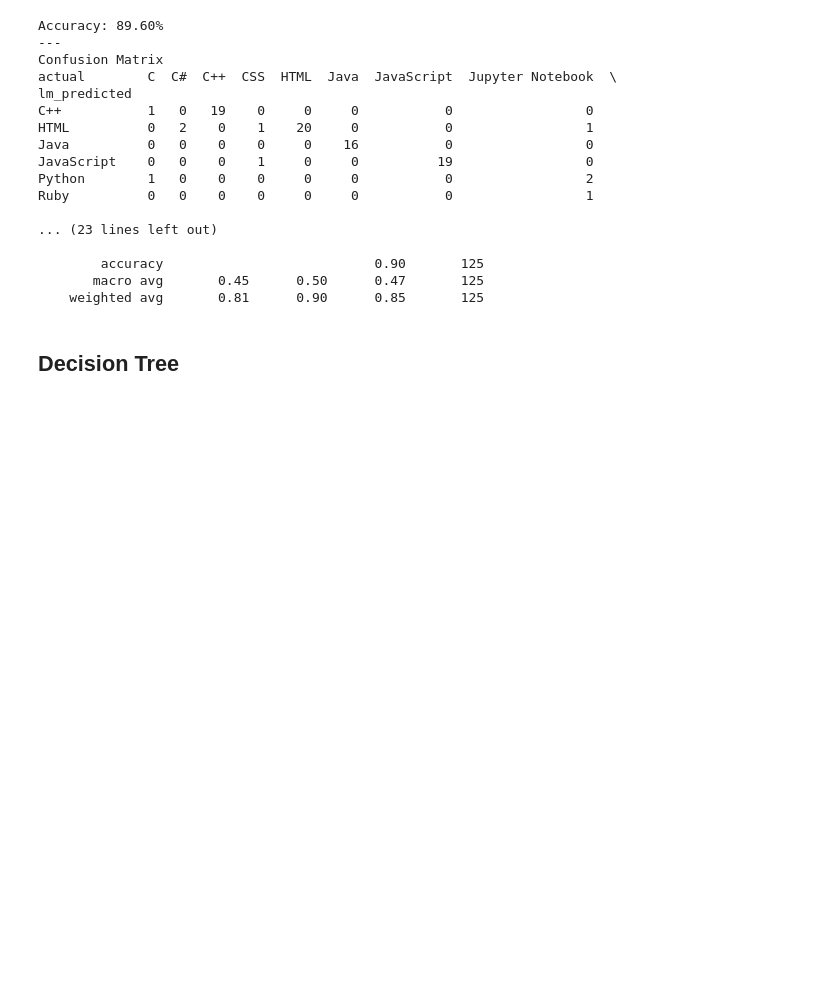
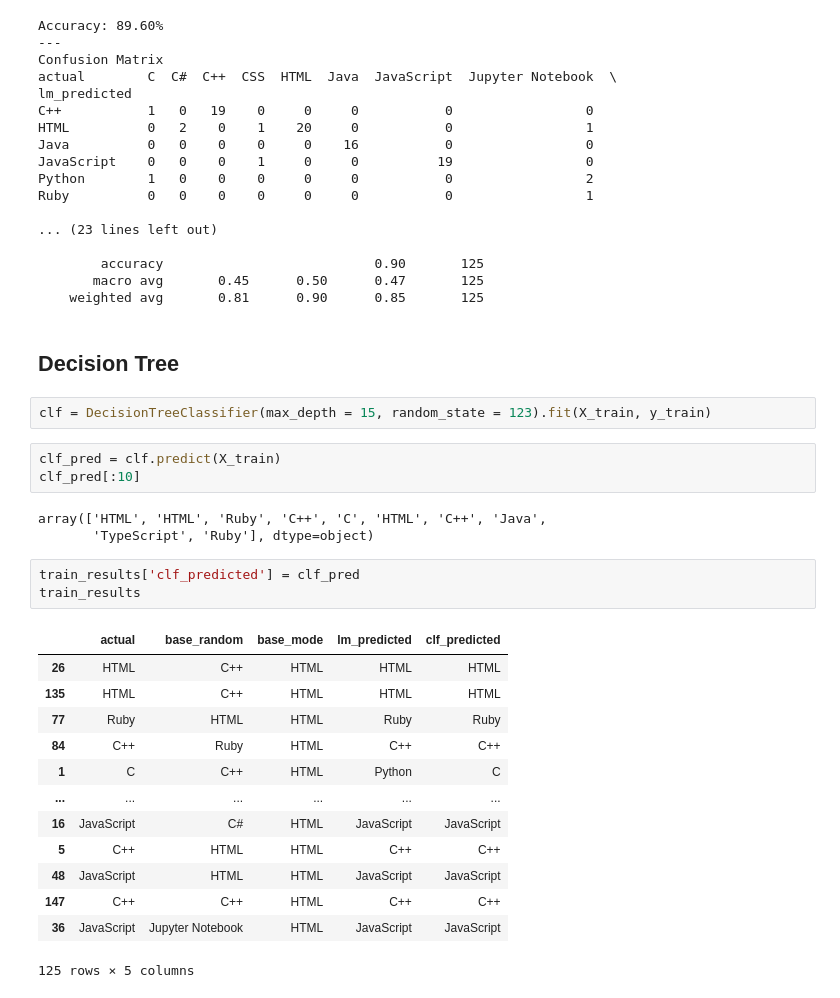
Before and after one commit to NLP-404-Not-Found/nlp-project, a Jupyter notebook: adams_sketchbook.ipynb, the cells around one changed output. Saved outputs shown, nothing was run; the diff lists cells and outputs as text; blank space fills up the shorter version.

Commit message:
Completed additional train classification models

```diff
--- a/adams_sketchbook.ipynb
+++ b/adams_sketchbook.ipynb
@@ -683,3 +684,28 @@ Ruby          0   0    0    0     0     0           0                 1
     weighted avg       0.81      0.90      0.85       125
 # %% [markdown]
 ## Decision Tree
+# %%
+clf = DecisionTreeClassifier(max_depth = 15, random_state = 123).fit(X_train, y_train)
+# %%
+clf_pred = clf.predict(X_train)
+clf_pred[:10]
+# %% [output]
+array(['HTML', 'HTML', 'Ruby', 'C++', 'C', 'HTML', 'C++', 'Java',
+       'TypeScript', 'Ruby'], dtype=object)
+# %%
+train_results['clf_predicted'] = clf_pred
+train_results
+# %% [output]
+|  | actual | base_random | base_mode | lm_predicted | clf_predicted |
+| 26 | HTML | C++ | HTML | HTML | HTML |
+| 135 | HTML | C++ | HTML | HTML | HTML |
+| 77 | Ruby | HTML | HTML | Ruby | Ruby |
+| 84 | C++ | Ruby | HTML | C++ | C++ |
+| 1 | C | C++ | HTML | Python | C |
+| ... | ... | ... | ... | ... | ... |
+| 16 | JavaScript | C# | HTML | JavaScript | JavaScript |
+| 5 | C++ | HTML | HTML | C++ | C++ |
+| 48 | JavaScript | HTML | HTML | JavaScript | JavaScript |
+| 147 | C++ | C++ | HTML | C++ | C++ |
+| 36 | JavaScript | Jupyter Notebook | HTML | JavaScript | JavaScript |
+125 rows × 5 columns
```
Also changed, not shown: parts of 8 cells of this notebook.
